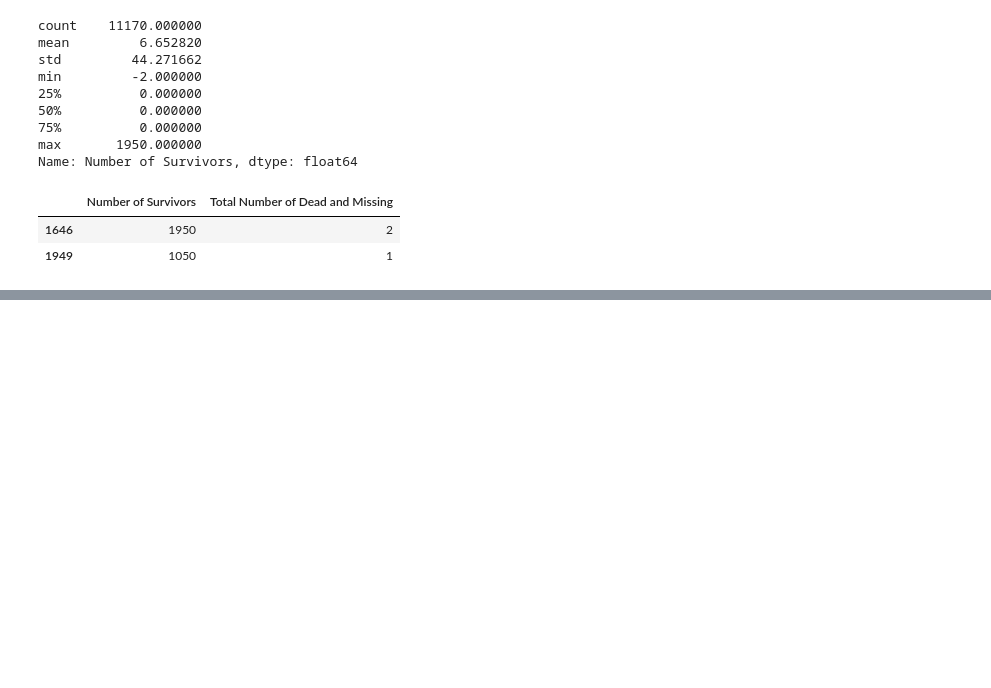
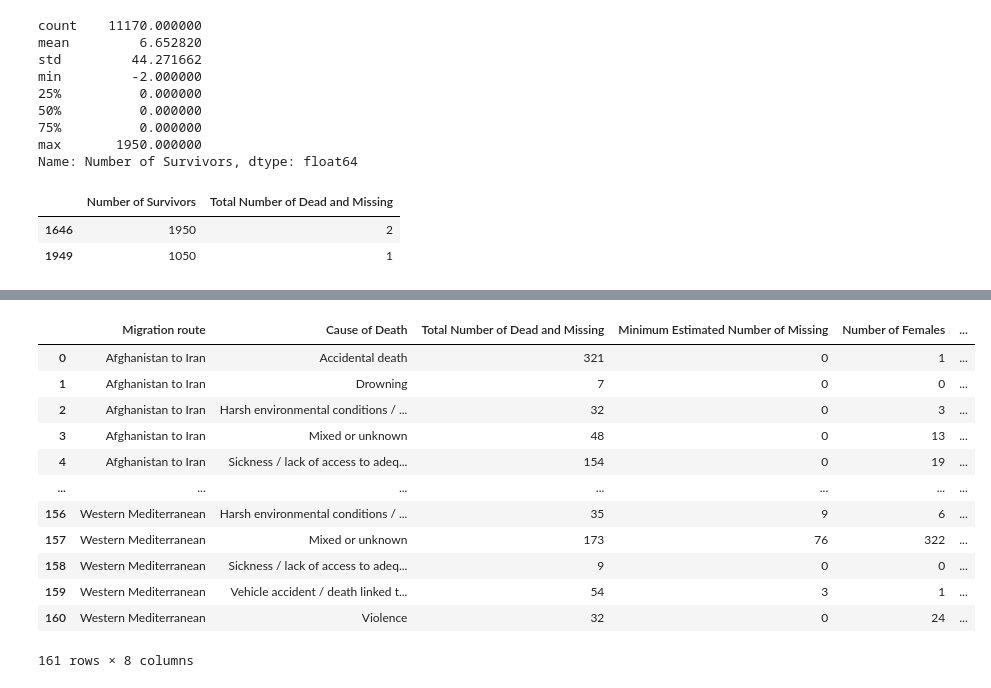
Before and after one commit to citlali-trigos-raczkowski/migrant-data-visualization, a Jupyter notebook: exploration/SebasExploration.ipynb, the cells around one changed output, grey strips where cells are left out. Drawn from its saved outputs; the diff is of its cells as text; code cells hidden in the pictures; blank space fills up the shorter version.

```diff
--- a/exploration/SebasExploration.ipynb
+++ b/exploration/SebasExploration.ipynb
@@ -921,0 +963,12 @@ df[df['Number of Survivors'] > 1000][['Number of Survivors','Total Number of Dea
+# %%
+CoD_short = [('Harsh environmental conditions / lack of adequate shelter, food, water','EnvCond / LackOfBasics'),
+('Vehicle accident / death linked to hazardous transport','VehicleAccident / HazardousTransp'),
+('Sickness / lack of access to adequate healthcare','Sickness / LackHealthcare')
+]
+# %%
+def abbreviate(x):
+    for i in CoD_short:
+        x = str(x).replace(i[0],i[1])
+    return x
+# %%
+df['Cause of Death Abbreviation'] = df['Cause of Death'].apply(lambda x: abbreviate(x))
@@ -921,0 +994,2 @@ df[df['Number of Survivors'] > 1000][['Number of Survivors','Total Number of Dea
+# %%
+df.drop(columns=['Unnamed: 0'],axis=1,inplace=True)
@@ -921,0 +1015,16 @@ df[df['Number of Survivors'] > 1000][['Number of Survivors','Total Number of Dea
+# %%
+df.groupby(['Migration route','Cause of Death'])[['Total Number of Dead and Missing','Minimum Estimated Number of Missing','Number of Females', 'Number of Males', 'Number of Children','Number of Survivors']].sum().reset_index()
+# %% [output]
+|  | Migration route | Cause of Death | Total Number of Dead and Missing | Minimum Estimated Number of Missing | Number of Females | ... |
+| 0 | Afghanistan to Iran | Accidental death | 321 | 0 | 1 | ... |
+| 1 | Afghanistan to Iran | Drowning | 7 | 0 | 0 | ... |
+| 2 | Afghanistan to Iran | Harsh environmental conditions / ... | 32 | 0 | 3 | ... |
+| 3 | Afghanistan to Iran | Mixed or unknown | 48 | 0 | 13 | ... |
+| 4 | Afghanistan to Iran | Sickness / lack of access to adeq... | 154 | 0 | 19 | ... |
+| ... | ... | ... | ... | ... | ... | ... |
+| 156 | Western Mediterranean | Harsh environmental conditions / ... | 35 | 9 | 6 | ... |
+| 157 | Western Mediterranean | Mixed or unknown | 173 | 76 | 322 | ... |
+| 158 | Western Mediterranean | Sickness / lack of access to adeq... | 9 | 0 | 0 | ... |
+| 159 | Western Mediterranean | Vehicle accident / death linked t... | 54 | 3 | 1 | ... |
+| 160 | Western Mediterranean | Violence | 32 | 0 | 24 | ... |
+161 rows × 8 columns
```
Also changed, not shown: parts of 14 cells of this notebook, 2 other files.
